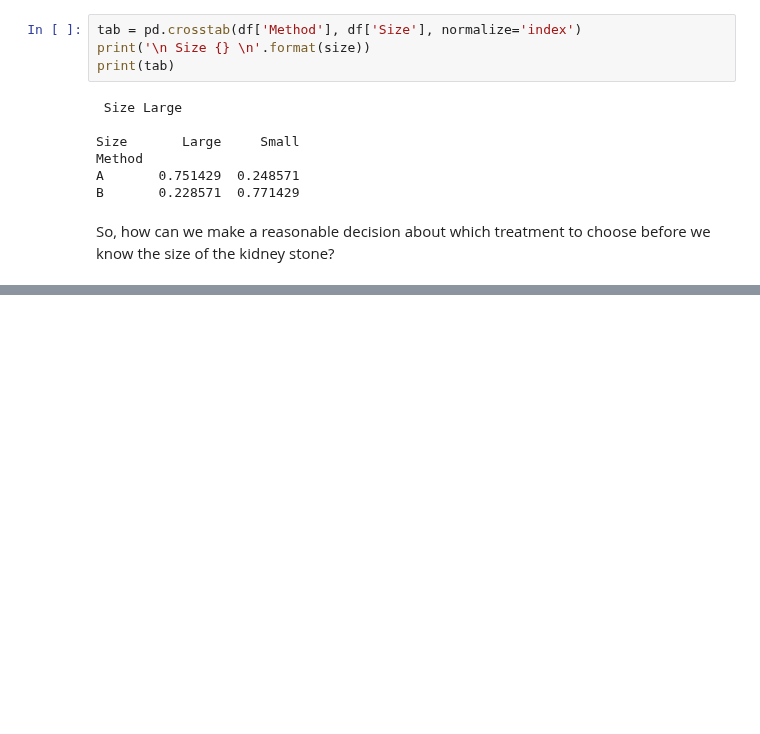
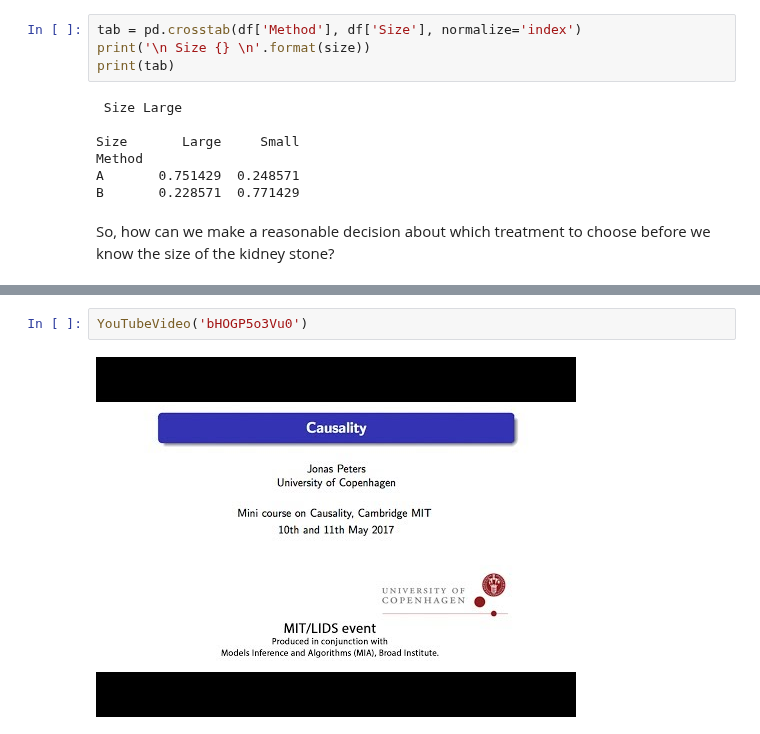
Before and after one commit to HumanCapitalAnalysis/talks, a Jupyter notebook: sandbox/01_causal_models/lecture.ipynb, the cells around one changed output, grey strips where cells are left out. Saved outputs shown, nothing was run; the diff lists cells and outputs as text; blank space fills up the shorter version.

```diff
--- a/sandbox/01_causal_models/lecture.ipynb
+++ b/sandbox/01_causal_models/lecture.ipynb
@@ -97 +115,5 @@ So, how can we make a reasonable decision about which treatment to choose before
+# %%
+YouTubeVideo('bHOGP5o3Vu0')
+# %% [output]
+[figure, added]
 # %% [markdown]
```
Also changed, not shown: parts of 17 cells of this notebook.
